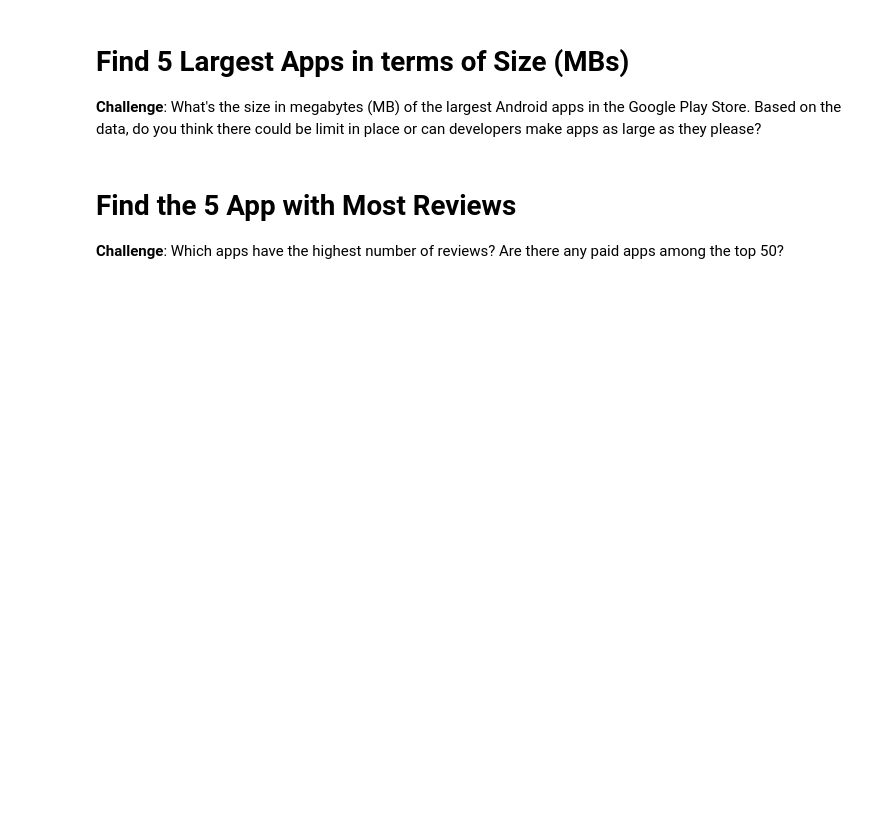
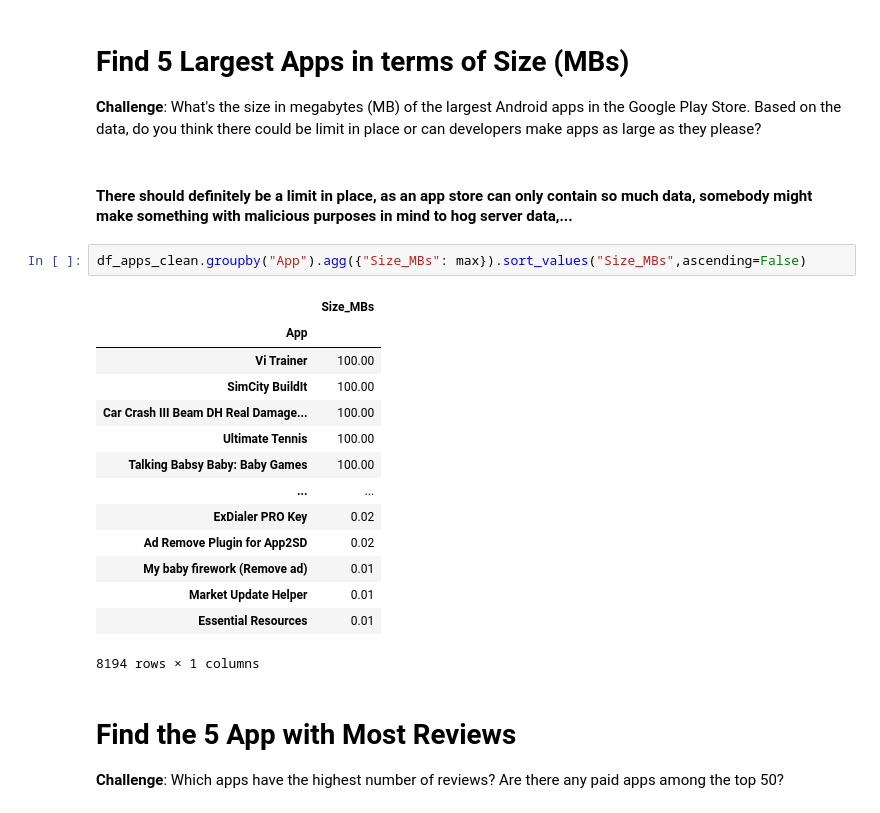
Before and after one commit to Golden-Leaves/100daysofpython, a Jupyter notebook: data_science/google_play_store_project/Google Play Store App Analytics (start).ipynb, the cells around one changed output. Saved outputs shown, nothing was run; the diff lists cells and outputs as text; blank space fills up the shorter version.

Commit message:
google_play_store_project complete preliminary_examination

```diff
--- a/data_science/google_play_store_project/Google Play Store App Analytics (start).ipynb
+++ b/data_science/google_play_store_project/Google Play Store App Analytics (start).ipynb
@@ -95,6 +128,25 @@ df_apps_clean[df_apps_clean["App"] == "Instagram"]
 # Find 5 Largest Apps in terms of Size (MBs)
 
 **Challenge**: What's the size in megabytes (MB) of the largest Android apps in the Google Play Store. Based on the data, do you think there could be limit in place or can developers make apps as large as they please?
+# %% [markdown]
+#### There should definitely be a limit in place, as an app store can only contain so much data, somebody might make something with malicious purposes in mind to hog server data,... ####
+# %%
+df_apps_clean.groupby("App").agg({"Size_MBs": max}).sort_values("Size_MBs",ascending=False)
+# %% [output]
+|  | Size_MBs |
+| App |  |
+| Vi Trainer | 100.00 |
+| SimCity BuildIt | 100.00 |
+| Car Crash III Beam DH Real Damage... | 100.00 |
+| Ultimate Tennis | 100.00 |
+| Talking Babsy Baby: Baby Games | 100.00 |
+| ... | ... |
+| ExDialer PRO Key | 0.02 |
+| Ad Remove Plugin for App2SD | 0.02 |
+| My baby firework (Remove ad) | 0.01 |
+| Market Update Helper | 0.01 |
+| Essential Resources | 0.01 |
+8194 rows × 1 columns
 # %% [markdown]
 # Find the 5 App with Most Reviews
 
```
Also changed, not shown: parts of 7 cells of this notebook.
